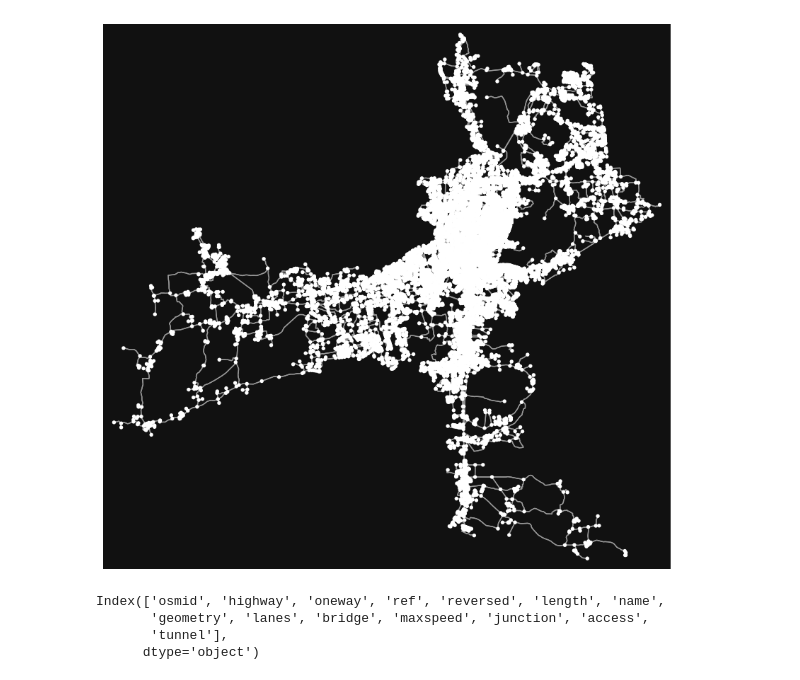
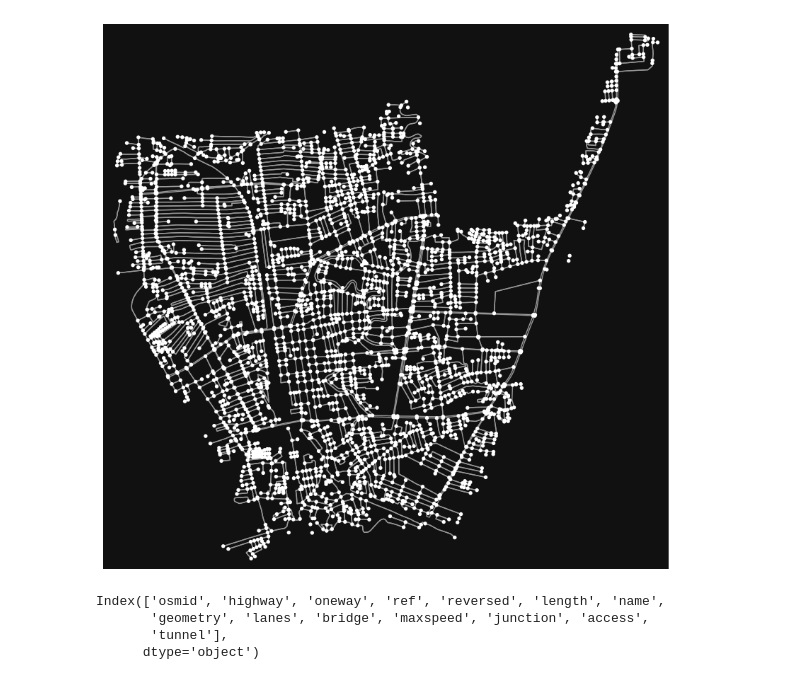
Before and after one commit to CosmosDever/Thesis-EvSim-Flooding-TH, a Jupyter notebook: Test_on_HatYai.ipynb, the cells around one changed output. Drawn from its saved outputs; the diff is of its cells as text; code cells hidden in the pictures.

Commit message:
add filter to map

```diff
--- a/Test_on_HatYai.ipynb
+++ b/Test_on_HatYai.ipynb
@@ -9,12 +10,39 @@ import geopandas as gpd
 # %%
 place_name = "Hat Yai District, Songkhla, Thailand"
 def load_graph():
     return ox.graph_from_place(place_name, network_type='drive')
 
+# Build full graph from place
 graph = load_graph()
-fig, ax = ox.plot_graph(graph, figsize=(12, 10))
+
+# Polygon filter
+area_coordinates = [
+    (100.502769, 7.037112),
+    (100.506839, 7.036403),
+    (100.484659, 6.981756),
+    (100.483150, 6.987053),
+    (100.467264, 6.986236),
+    (100.466289, 6.983138),
+    (100.461562, 6.984726),
+    (100.460087, 6.997991),
+    (100.451423, 7.006697),
+    (100.450599, 7.022179),
+    (100.452207, 7.026726),
+    (100.477673, 7.027629),
+    (100.478553, 7.030400),
+    (100.481593, 7.031277),
+    (100.484508, 7.017035),
+    (100.496636, 7.018713),
+]
+polygon = Polygon(area_coordinates)
+
+# Clip graph to polygon
+graph_filtered = ox.truncate.truncate_graph_polygon(graph, polygon)
+
+# Plot
+fig, ax = ox.plot_graph(graph_filtered, figsize=(12, 10))
 # %% [output]
-[figure, old version]
+[figure, new version]
 # %%
 edges = ox.graph_to_gdfs(graph, nodes=False, edges=True)
 # %%
```
Also changed, not shown: parts of 2 cells of this notebook, 4 other files.
